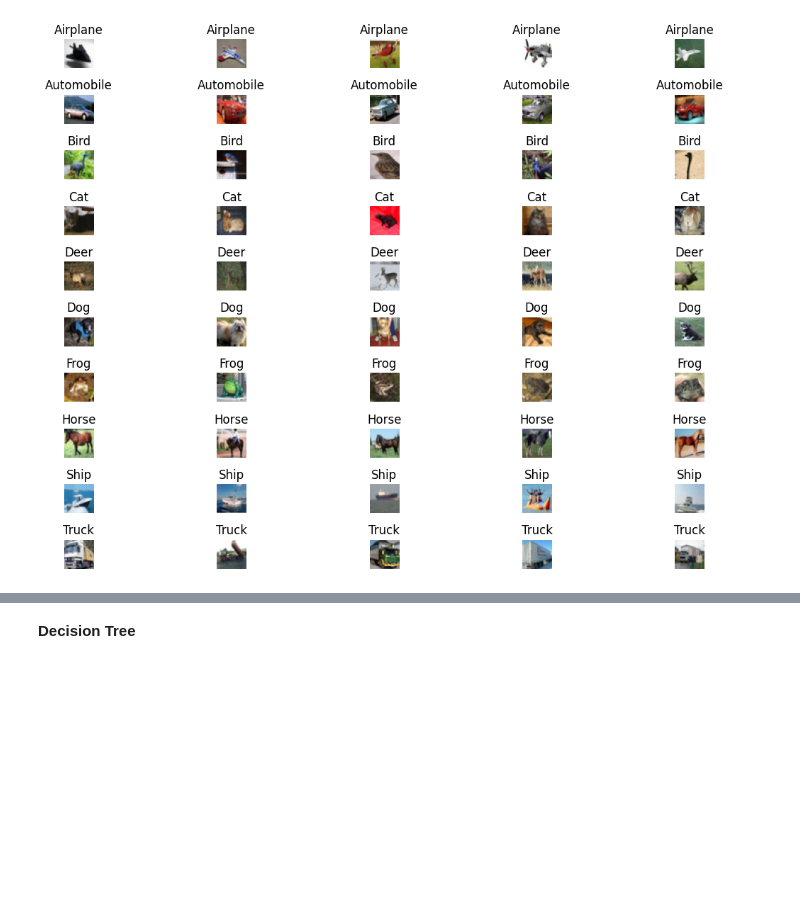
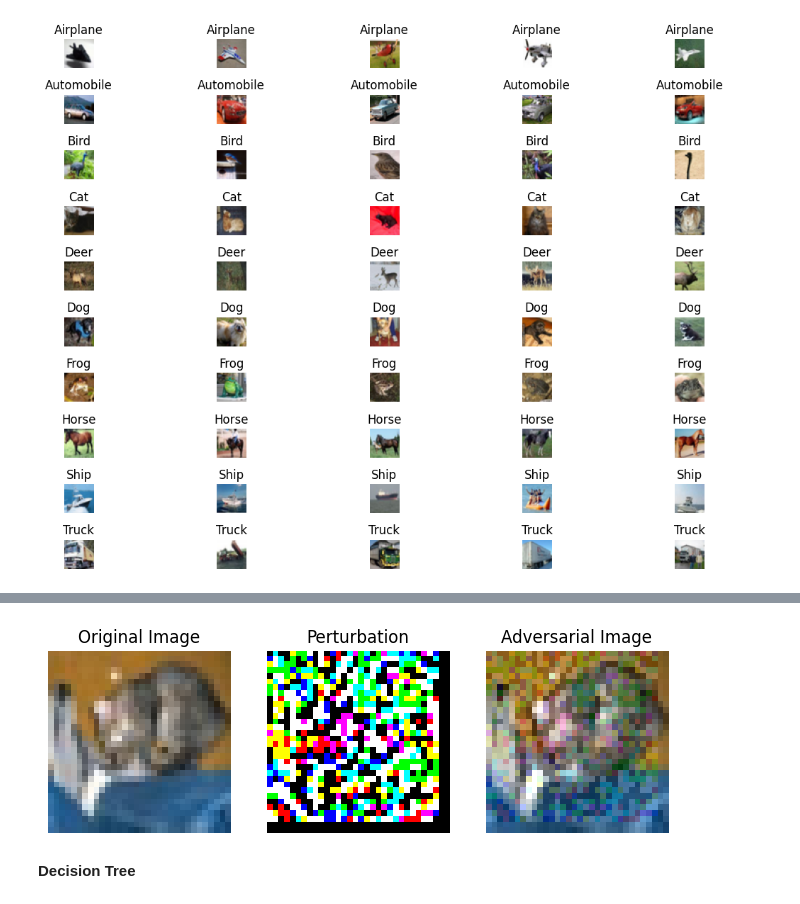
Before and after one commit to MorojMunshi/Lab, a Jupyter notebook: Yet_another_copy_of_CIFAR10_2.ipynb, the cells around one changed output, grey strips where cells are left out. Drawn from its saved outputs; the diff is of its cells as text; code cells hidden in the pictures; blank space fills up the shorter version.

```diff
--- a/Yet_another_copy_of_CIFAR10_2.ipynb
+++ b/Yet_another_copy_of_CIFAR10_2.ipynb
@@ -257,0 +268,98 @@ plot_classes(x_train_rnn, y_train_rnn, class_names)
+# %%
+# Import required libraries
+import tensorflow as tf
+from tensorflow.keras import layers, models
+import numpy as np
+
+# Data Preprocessing
+(x_train, y_train), (x_test, y_test) = tf.keras.datasets.cifar10.load_data()
+x_train, x_test = x_train / 255.0, x_test / 255.0  # Normalize to [0, 1]
+
+# Create a CNN model
+model = models.Sequential([
+    layers.Conv2D(32, (3, 3), activation='relu', input_shape=(32, 32, 3)),
+    layers.MaxPooling2D(pool_size=(2, 2)),
+
+    layers.Conv2D(64, (3, 3), activation='relu'),
+    layers.MaxPooling2D(pool_size=(2, 2)),
+
+    layers.Conv2D(64, (3, 3), activation='relu'),
+
+    layers.Flatten(),
+    layers.Dense(64, activation='relu'),
+    layers.Dense(10, activation='softmax')
+])
+
+# Compile the model
+model.compile(optimizer='adam',
+              loss='sparse_categorical_crossentropy',
+              metrics=['accuracy'])
+
+# Train the model
+history = model.fit(x_train, y_train, epochs=10, batch_size=64, validation_data=(x_test, y_test))
+
+# Evaluate the model
+test_loss, test_acc = model.evaluate(x_test, y_test, verbose=2)
+print(f'\nTest accuracy: {test_acc}')
+
+# Crafting Adversarial Examples
+# Implementing FGSM (Fast Gradient Sign Method)
+loss_object = tf.keras.losses.SparseCategoricalCrossentropy()
+
+def create_adversarial_pattern(model, image, label):
+  image = tf.convert_to_tensor(image)
+  label = tf.convert_to_tensor(label)
+  with tf.GradientTape() as tape: # Removed extra indent
+    tape.watch(image)
+    prediction = model(image)
+    loss = loss_object(label, prediction)
+
+    # Get the gradients of the loss w.r.t the input image
+    gradient = tape.gradient(loss, image)
+    # Get the sign of the gradients to create the perturbation
+    signed_grad = tf.sign(gradient)
+    return signed_grad
+
+# Take one sample from the test set
+sample_image = x_test[0:1]  # Shape: (1, 32, 32, 3)
+sample_label = y_test[0:1]  # Shape: (1, 1)
+
+# Create an adversarial example
+perturbations = create_adversarial_pattern(model, sample_image, sample_label)
+epsilon = 0.1  # Strength of the perturbation
+adversarial_image = sample_image + epsilon * perturbations
+adversarial_image = tf.clip_by_value(adversarial_image, 0, 1)  # Ensure values are in [0, 1]
+
+# Evaluate the model's performance on the adversarial image
+predicted_label = model.predict(adversarial_image)
+print("\nAdversarial example prediction:", np.argmax(predicted_label))
+
+# Compare with the original image
+original_prediction = model.predict(sample_image)
+print("Original image prediction:", np.argmax(original_prediction))
+
+# Visualize the results (optional)
+import matplotlib.pyplot as plt
+
+plt.figure(figsize=(8, 4))
+
+# Original image
+plt.subplot(1, 3, 1)
+plt.title("Original Image")
+plt.imshow(sample_image[0])
+plt.axis('off')
+
+# Adversarial perturbation
+plt.subplot(1, 3, 2)
+plt.title("Perturbation")
+plt.imshow(perturbations[0].numpy().squeeze(), cmap='gray')
+plt.axis('off')
+
+# Adversarial image
+plt.subplot(1, 3, 3)
+plt.title("Adversarial Image")
+plt.imshow(adversarial_image[0].numpy())
+plt.axis('off')
+
+plt.show()
+# %% [output]
@@ -258,3 +385,4 @@ plot_classes(x_train_rnn, y_train_rnn, class_names)
+[figure, added]
 # %% [markdown]
 **Decision Tree**
 # %%
```
Also changed, not shown: parts of 15 cells of this notebook.
